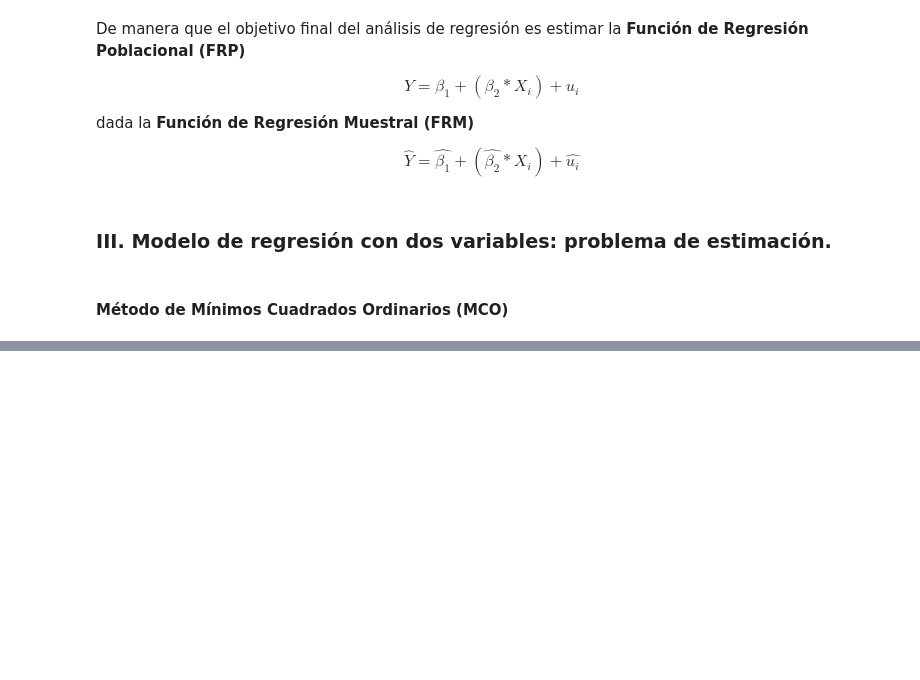
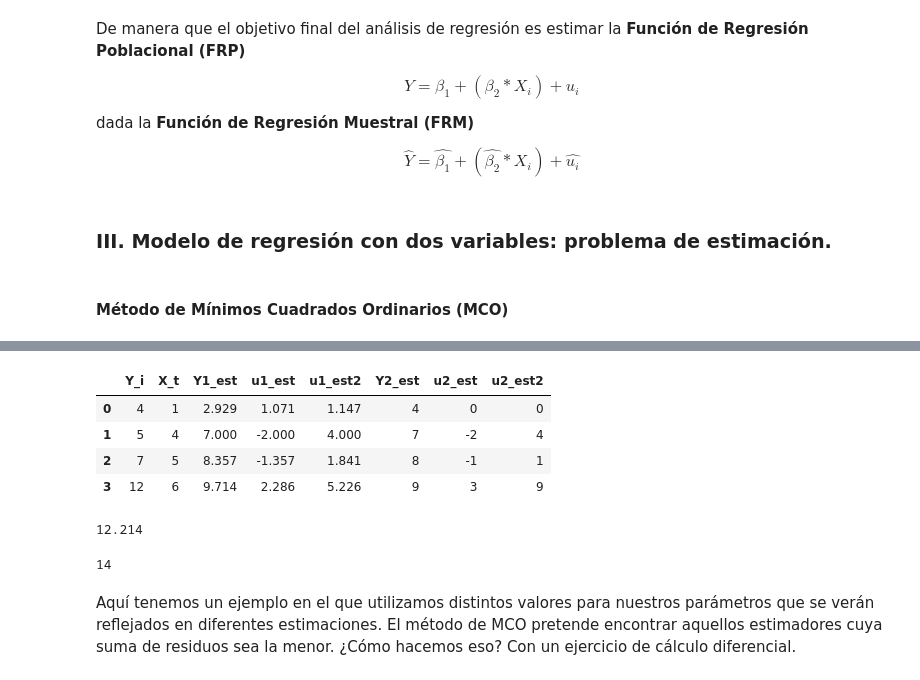
Before and after one commit to JuanFeA98/Economia, a Jupyter notebook: Econometría/01. Econometria I.ipynb, the cells around one changed output, grey strips where cells are left out. Drawn from its saved outputs; the diff is of its cells as text; code cells hidden in the pictures; blank space fills up the shorter version.

```diff
--- a/Econometría/01. Econometria I.ipynb
+++ b/Econometría/01. Econometria I.ipynb
@@ -338 +348,40 @@ $$ \sum\hat{u_i}^2 = \sum({Y_i} - \hat{Y_i})^2$$
 Esta herramienta matemática nos permite solucionar el problema de la ponderación a la vez que quita los valores negativos resultantes de una sobre o sub estimación de la regresión lo que nos sirve para abordar mejor nuestro ejercicio.
+# %%
+p1 = pd.DataFrame({
+    'Y_i': [4, 5, 7 , 12],
+    'X_t': [1, 4, 5, 6],
+})
+
+betha1_1 = 1.572
+betha2_1 = 1.357
+
+betha1_2 = 3
+betha2_2 = 1
+
+p1['Y1_est'] = betha1_1 + p1['X_t']*betha2_1
+p1['u1_est'] = p1['Y_i'] - p1['Y1_est']
+p1['u1_est2'] = p1['u1_est'].apply(lambda x: round(x**2, 3))
+
+p1['Y2_est'] = betha1_2 + p1['X_t']*betha2_2
+p1['u2_est'] = p1['Y_i'] - p1['Y2_est']
+p1['u2_est2'] = p1['u2_est'].apply(lambda x: round(x**2, 3))
+
+p1
+# %% [output]
+|  | Y_i | X_t | Y1_est | u1_est | u1_est2 | Y2_est | u2_est | u2_est2 |
+| 0 | 4 | 1 | 2.929 | 1.071 | 1.147 | 4 | 0 | 0 |
+| 1 | 5 | 4 | 7.000 | -2.000 | 4.000 | 7 | -2 | 4 |
+| 2 | 7 | 5 | 8.357 | -1.357 | 1.841 | 8 | -1 | 1 |
+| 3 | 12 | 6 | 9.714 | 2.286 | 5.226 | 9 | 3 | 9 |
+# %%
+# Suma de los residuos cuadrados para el primer conjunto de parametros
+p1['u1_est2'].sum()
+# %% [output]
+12.214
+# %%
+# Suma de los residuos cuadrados para el segundo conjunto de parametros
+p1['u2_est2'].sum()
+# %% [output]
+14
+# %% [markdown]
+Aquí tenemos un ejemplo en el que utilizamos distintos valores para nuestros parámetros que se verán reflejados en diferentes estimaciones. El método de MCO pretende encontrar aquellos estimadores cuya suma de residuos sea la menor. ¿Cómo hacemos eso? Con un ejercicio de cálculo diferencial.
```
Also changed, not shown: parts of 3 cells of this notebook.
